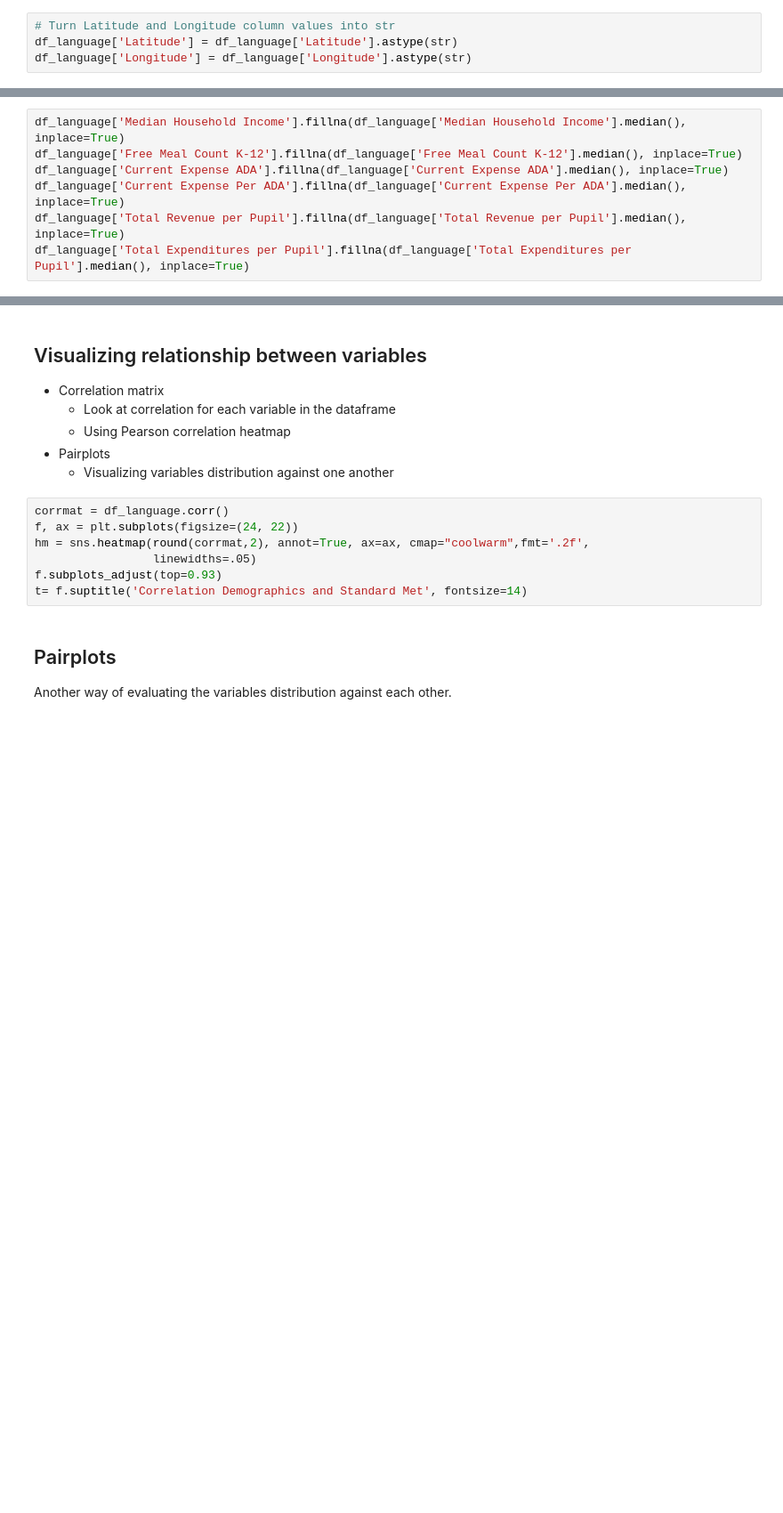
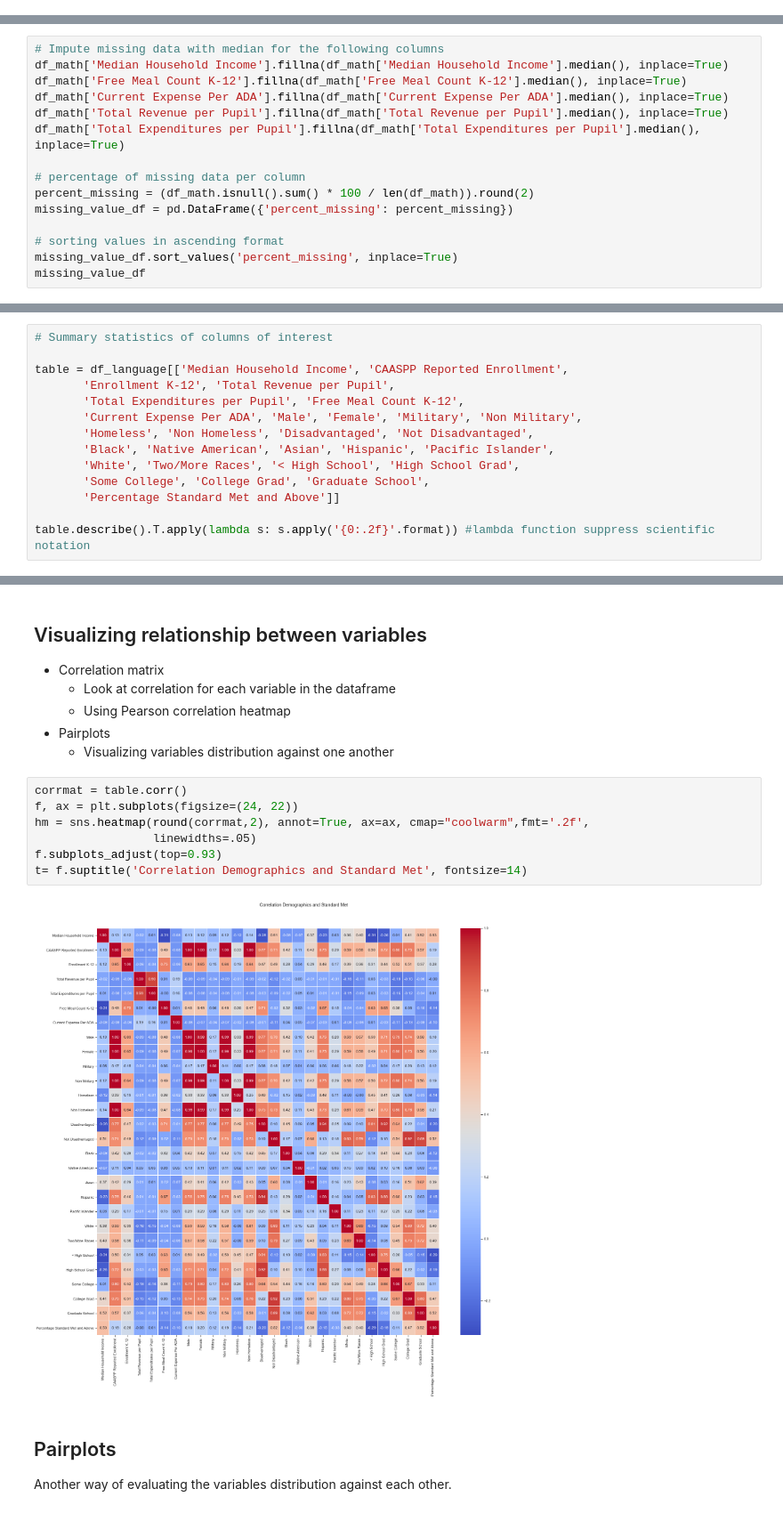
Before and after one commit to gabriellewald/springboard-coursework, a Jupyter notebook: education_project/Capstone2_education_project.ipynb, the cells around one changed output, grey strips where cells are left out. Shown at 89% size. Cells and saved outputs as stored; diff of their text form; blank space fills up the shorter version.

Commit message:
Complete data cleaning

```diff
--- a/education_project/Capstone2_education_project.ipynb
+++ b/education_project/Capstone2_education_project.ipynb
@@ -1076,7 +1019,3 @@ df_language[cols] = df_language[cols].apply(pd.to_numeric, errors='coerce', axis
-# %%
-# Turn Latitude and Longitude column values into str
-df_language['Latitude'] = df_language['Latitude'].astype(str)
-df_language['Longitude'] = df_language['Longitude'].astype(str)
 # %%
 #Turn following columns into numeric
 cols = ['Total Revenue per Pupil', 'Total Expenditures per Pupil', 'Percentage Standard Met and Above']
@@ -1113,7 +1211,15 @@ df_language.duplicated().sum()
 # %%
-df_language['Median Household Income'].fillna(df_language['Median Household Income'].median(), inplace=True)
-df_language['Free Meal Count K-12'].fillna(df_language['Free Meal Count K-12'].median(), inplace=True)
-df_language['Current Expense ADA'].fillna(df_language['Current Expense ADA'].median(), inplace=True)
-df_language['Current Expense Per ADA'].fillna(df_language['Current Expense Per ADA'].median(), inplace=True)
-df_language['Total Revenue per Pupil'].fillna(df_language['Total Revenue per Pupil'].median(), inplace=True)
-df_language['Total Expenditures per Pupil'].fillna(df_language['Total Expenditures per Pupil'].median(), inplace=True)
+# Impute missing data with median for the following columns
+df_math['Median Household Income'].fillna(df_math['Median Household Income'].median(), inplace=True)
+df_math['Free Meal Count K-12'].fillna(df_math['Free Meal Count K-12'].median(), inplace=True)
+df_math['Current Expense Per ADA'].fillna(df_math['Current Expense Per ADA'].median(), inplace=True)
+df_math['Total Revenue per Pupil'].fillna(df_math['Total Revenue per Pupil'].median(), inplace=True)
+df_math['Total Expenditures per Pupil'].fillna(df_math['Total Expenditures per Pupil'].median(), inplace=True)
+
+# percentage of missing data per column
+percent_missing = (df_math.isnull().sum() * 100 / len(df_math)).round(2)
+missing_value_df = pd.DataFrame({'percent_missing': percent_missing})
+
+# sorting values in ascending format
+missing_value_df.sort_values('percent_missing', inplace=True)
+missing_value_df
@@ -1133,0 +1294,14 @@ df_language.columns
+# %%
+# Summary statistics of columns of interest
+
+table = df_language[['Median Household Income', 'CAASPP Reported Enrollment',
+       'Enrollment K-12', 'Total Revenue per Pupil',
+       'Total Expenditures per Pupil', 'Free Meal Count K-12',
+       'Current Expense Per ADA', 'Male', 'Female', 'Military', 'Non Military',
+       'Homeless', 'Non Homeless', 'Disadvantaged', 'Not Disadvantaged',
+       'Black', 'Native American', 'Asian', 'Hispanic', 'Pacific Islander',
+       'White', 'Two/More Races', '< High School', 'High School Grad',
+       'Some College', 'College Grad', 'Graduate School',
+       'Percentage Standard Met and Above']]
+
+table.describe().T.apply(lambda s: s.apply('{0:.2f}'.format)) #lambda function suppress scientific notation
@@ -1139,12 +1331,14 @@ df_language.columns
 - Pairplots
     - Visualizing variables distribution against one another
 # %%
-corrmat = df_language.corr()
+corrmat = table.corr()
 f, ax = plt.subplots(figsize=(24, 22))
 hm = sns.heatmap(round(corrmat,2), annot=True, ax=ax, cmap="coolwarm",fmt='.2f',
                  linewidths=.05)
 f.subplots_adjust(top=0.93)
 t= f.suptitle('Correlation Demographics and Standard Met', fontsize=14)
+# %% [output]
+[figure, added]
 # %% [markdown]
 ## Pairplots
 
```
Also changed, not shown: parts of 41 cells of this notebook.
